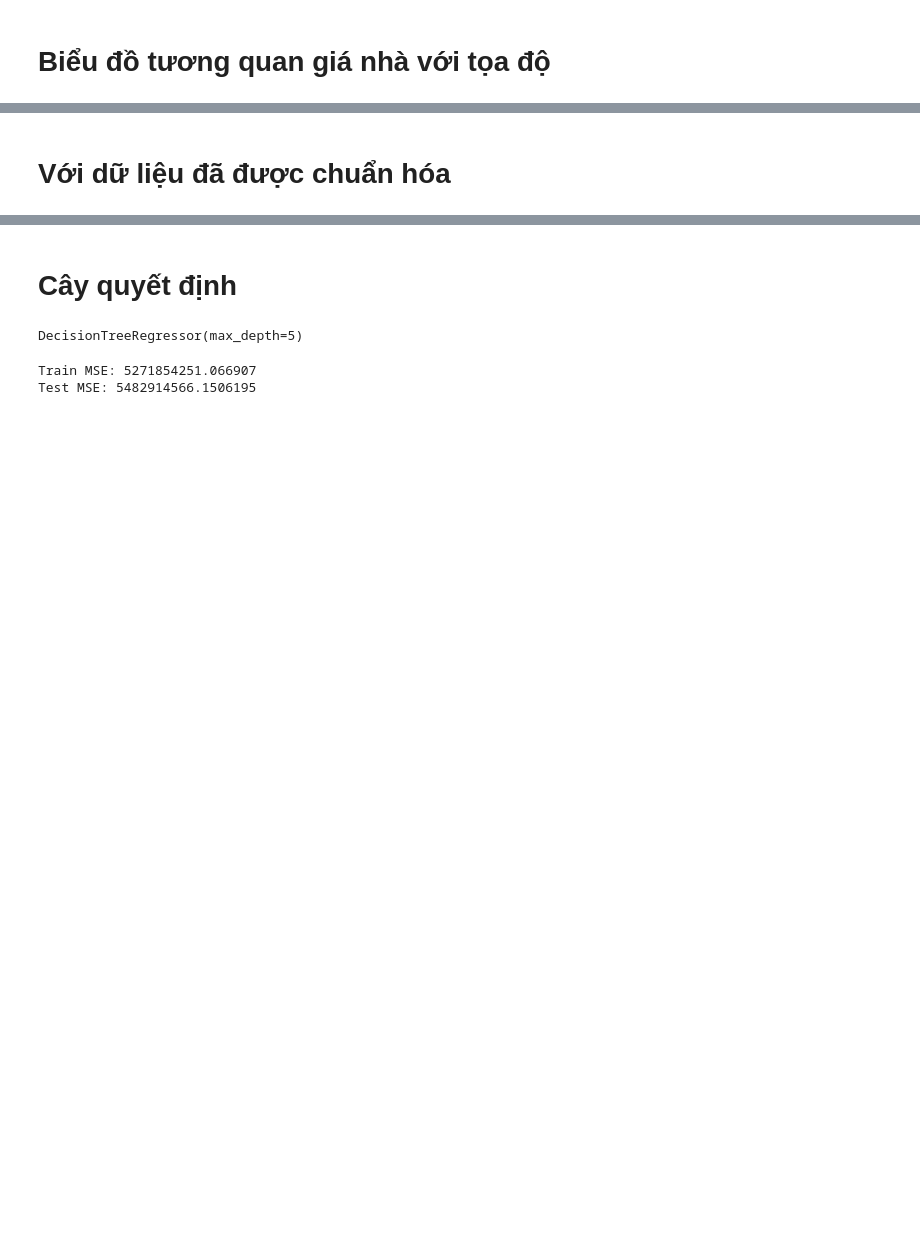
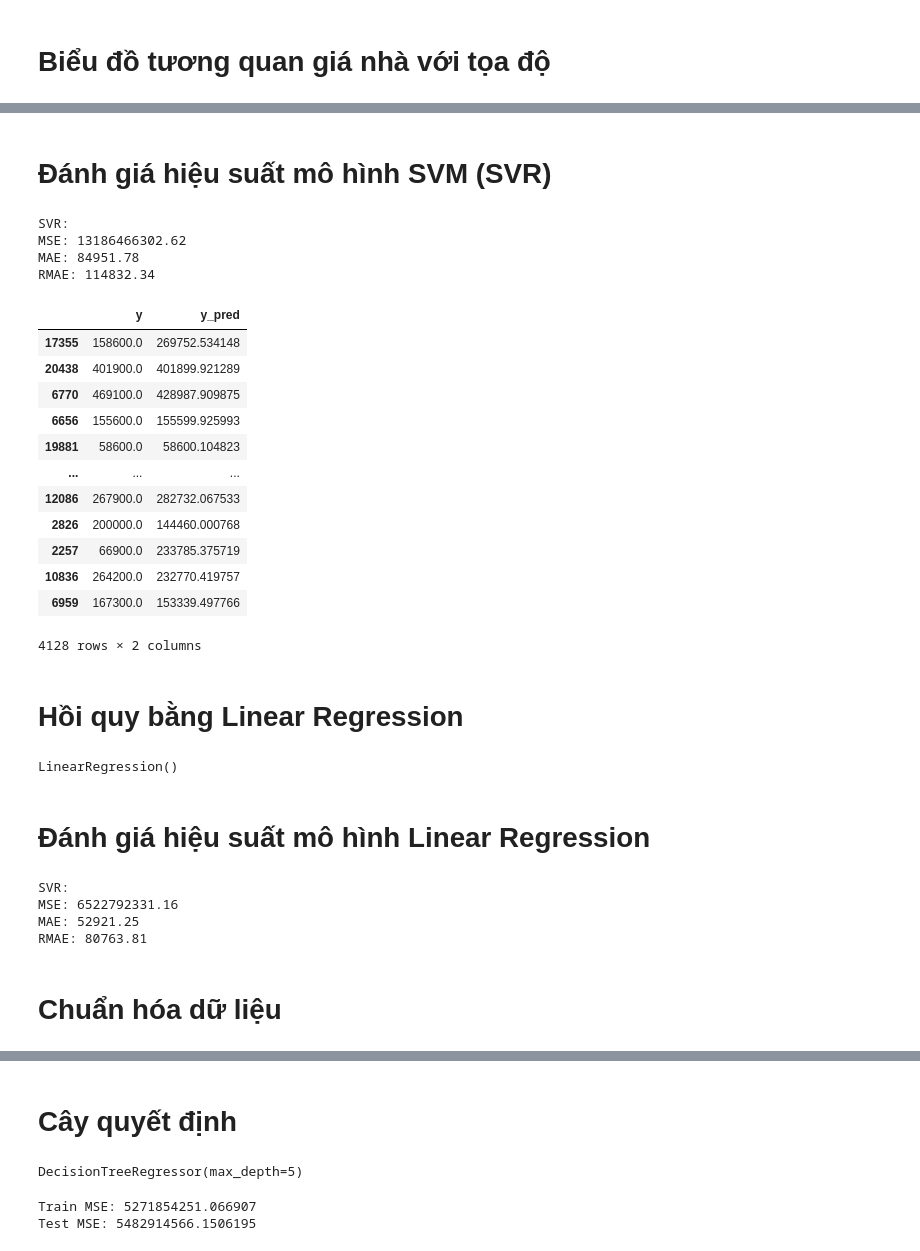
Before and after one commit to vubbbb/California-House-Price-Pred, a Jupyter notebook: House price.ipynb, the cells around one changed output, grey strips where cells are left out. Saved outputs shown, nothing was run; the diff lists cells and outputs as text; code cells hidden in the pictures; blank space fills up the shorter version.

```diff
--- a/House price.ipynb
+++ b/House price.ipynb
@@ -127,3 +213,62 @@ reg_model.score(X_test, y_test)
+# %% [markdown]
+# Đánh giá hiệu suất mô hình SVM (SVR)
+# %%
+svr_y_pred = svr_regressor.predict(X_test)
+svr_mse = mean_squared_error(y_test, svr_y_pred)
+svr_mae = mean_absolute_error(y_test, svr_y_pred)
+svr_rmae = sqrt(svr_mse)
+
+print("SVR:")
+print(f"MSE: {svr_mse:.2f}")
+print(f"MAE: {svr_mae:.2f}")
+print(f"RMAE: {svr_rmae:.2f}")
+# %% [output]
+SVR:
+MSE: 13186466302.62
+MAE: 84951.78
+RMAE: 114832.34
+# %%
+pd.DataFrame({'y' : y_test, 'y_pred' : svr_y_pred})
+# %% [output]
+|  | y | y_pred |
+| 17355 | 158600.0 | 269752.534148 |
+| 20438 | 401900.0 | 401899.921289 |
+| 6770 | 469100.0 | 428987.909875 |
+| 6656 | 155600.0 | 155599.925993 |
+| 19881 | 58600.0 | 58600.104823 |
+| ... | ... | ... |
+| 12086 | 267900.0 | 282732.067533 |
+| 2826 | 200000.0 | 144460.000768 |
+| 2257 | 66900.0 | 233785.375719 |
+| 10836 | 264200.0 | 232770.419757 |
+| 6959 | 167300.0 | 153339.497766 |
+4128 rows × 2 columns
+# %% [markdown]
+# Hồi quy bằng Linear Regression
+# %%
+from sklearn.linear_model import LinearRegression
+
+l_regressor = LinearRegression()
+l_regressor.fit(X_train, y_train)
+# %% [output]
+LinearRegression()
+# %% [markdown]
+# Đánh giá hiệu suất mô hình Linear Regression
+# %%
+lr_y_pred = svr_regressor.predict(X_test)
+lr_mse = mean_squared_error(y_test, lr_y_pred)
+lr_mae = mean_absolute_error(y_test, lr_y_pred)
+lr_rmae = sqrt(lr_mse)
+
+print("SVR:")
+print(f"MSE: {lr_mse:.2f}")
+print(f"MAE: {lr_mae:.2f}")
+print(f"RMAE: {lr_rmae:.2f}")
+# %% [output]
+SVR:
+MSE: 6522792331.16
+MAE: 52921.25
+RMAE: 80763.81
 # %% [markdown]
-# Với dữ liệu đã được chuẩn hóa
+# Chuẩn hóa dữ liệu
 # %%
```
Also changed, not shown: parts of 52 cells of this notebook, 9 other files.
